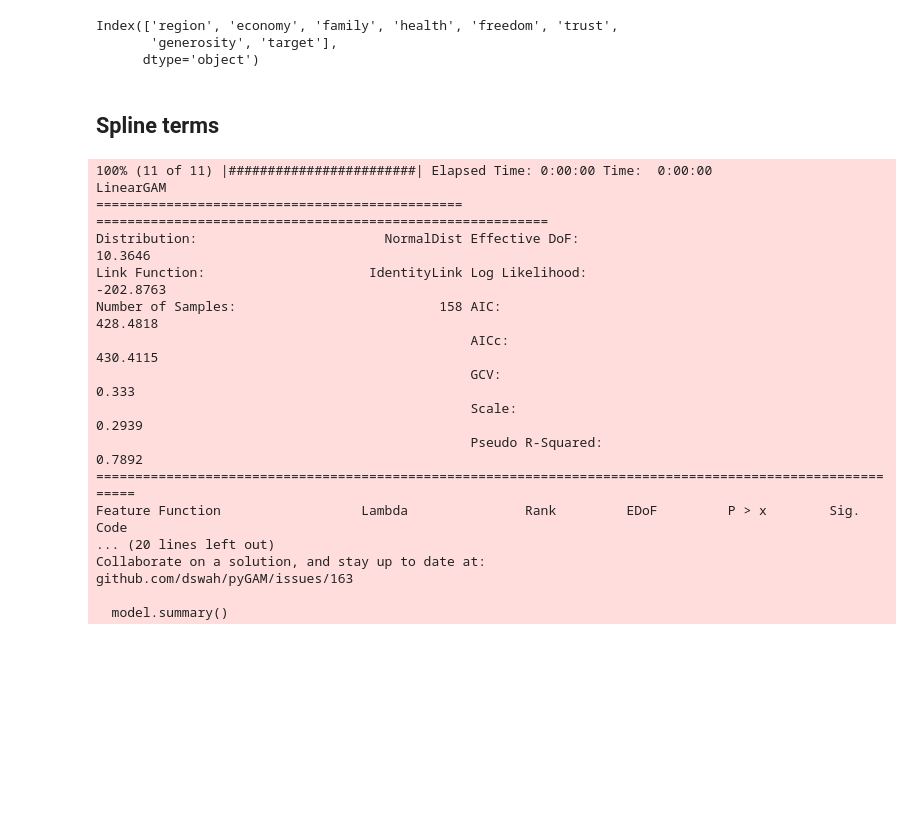
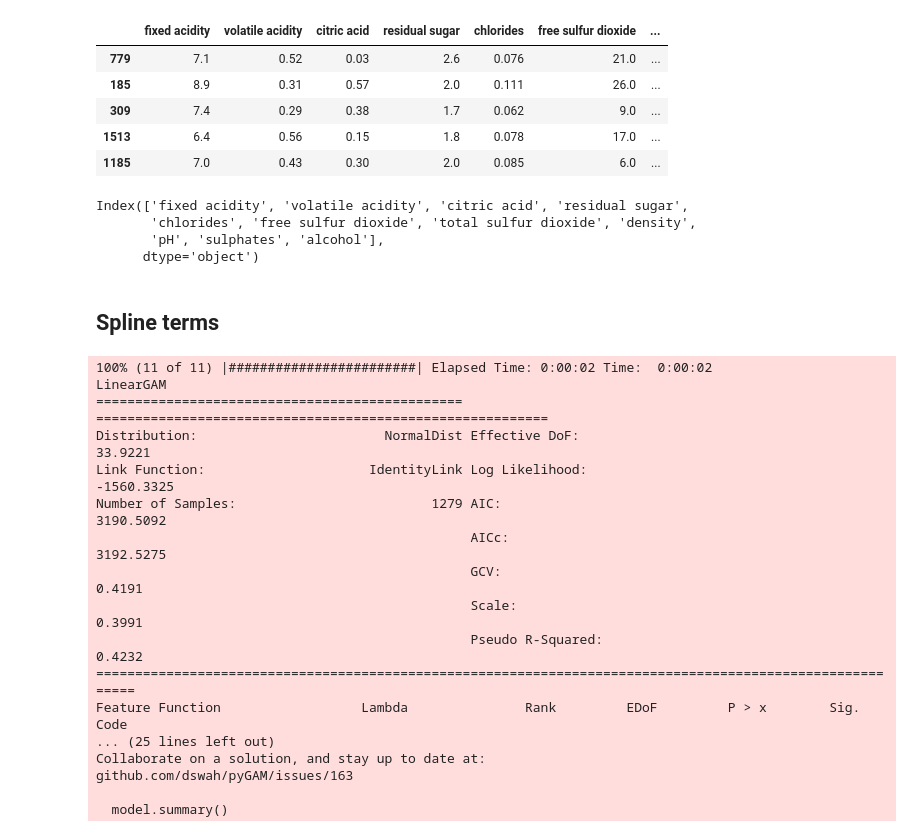
Before and after one commit to mikulatomas/statistics, a Jupyter notebook: regression/9_general_additive_models.ipynb, the cells around one changed output. Saved outputs shown, nothing was run; the diff lists cells and outputs as text; code cells hidden in the pictures; blank space fills up the shorter version.

```diff
--- a/regression/9_general_additive_models.ipynb
+++ b/regression/9_general_additive_models.ipynb
@@ -5,11 +5,14 @@ from sklearn.model_selection import cross_val_score
 from sklearn.preprocessing import StandardScaler
 import pandas as pd
 import matplotlib.pyplot as plt
-# %%
-df_train, df_test = load_happines()
-df_train.columns
-# %% [output]
-Index(['region', 'economy', 'family', 'health', 'freedom', 'trust',
-       'generosity', 'target'],
-      dtype='object')
+# %%
+df_original, df_train, df_test = load_wine()
+df_train.head()
+# %% [output]
+|  | fixed acidity | volatile acidity | citric acid | residual sugar | chlorides | free sulfur dioxide | ... |
+| 779 | 7.1 | 0.52 | 0.03 | 2.6 | 0.076 | 21.0 | ... |
+| 185 | 8.9 | 0.31 | 0.57 | 2.0 | 0.111 | 26.0 | ... |
+| 309 | 7.4 | 0.29 | 0.38 | 1.7 | 0.062 | 9.0 | ... |
+| 1513 | 6.4 | 0.56 | 0.15 | 1.8 | 0.078 | 17.0 | ... |
+| 1185 | 7.0 | 0.43 | 0.30 | 2.0 | 0.085 | 6.0 | ... |
 # %%
@@ -22,26 +27,33 @@ features = train_X.columns
 scaler = StandardScaler().fit(train_X)
 train_X = pd.DataFrame(scaler.transform(train_X), columns=features)
 test_X = pd.DataFrame(scaler.transform(test_X), columns=features)
+# %%
+features
+# %% [output]
+Index(['fixed acidity', 'volatile acidity', 'citric acid', 'residual sugar',
+       'chlorides', 'free sulfur dioxide', 'total sulfur dioxide', 'density',
+       'pH', 'sulphates', 'alcohol'],
+      dtype='object')
 # %% [markdown]
 ## Spline terms
 # %%
-model = LinearGAM(s(0) + s(1) + s(2) + s(3) + s(4) + s(5))
+model = LinearGAM(s(0) + s(1) + s(2) + s(3) + s(4) + s(5) + s(6) + s(7) + s(8) + s(9) + s(10))
 model.gridsearch(train_X.values, train_y.values)
 model.summary()
 # %% [output]
-100% (11 of 11) |########################| Elapsed Time: 0:00:00 Time:  0:00:00
+100% (11 of 11) |########################| Elapsed Time: 0:00:02 Time:  0:00:02
 LinearGAM
 =============================================== ==========================================================
-Distribution:                        NormalDist Effective DoF:                                     10.3646
-Link Function:                     IdentityLink Log Likelihood:                                  -202.8763
-Number of Samples:                          158 AIC:                                              428.4818
-                                                AICc:                                             430.4115
-                                                GCV:                                                 0.333
-                                                Scale:                                              0.2939
-                                                Pseudo R-Squared:                                   0.7892
+Distribution:                        NormalDist Effective DoF:                                     33.9221
+Link Function:                     IdentityLink Log Likelihood:                                 -1560.3325
+Number of Samples:                         1279 AIC:                                             3190.5092
+                                                AICc:                                            3192.5275
+                                                GCV:                                                0.4191
+                                                Scale:                                              0.3991
+                                                Pseudo R-Squared:                                   0.4232
 ==========================================================================================================
 Feature Function                  Lambda               Rank         EDoF         P > x        Sig. Code
-... (20 lines left out)
+... (25 lines left out)
 Collaborate on a solution, and stay up to date at:
 github.com/dswah/pyGAM/issues/163
 
```
Also changed, not shown: parts of 5 cells of this notebook, 18 other files.
